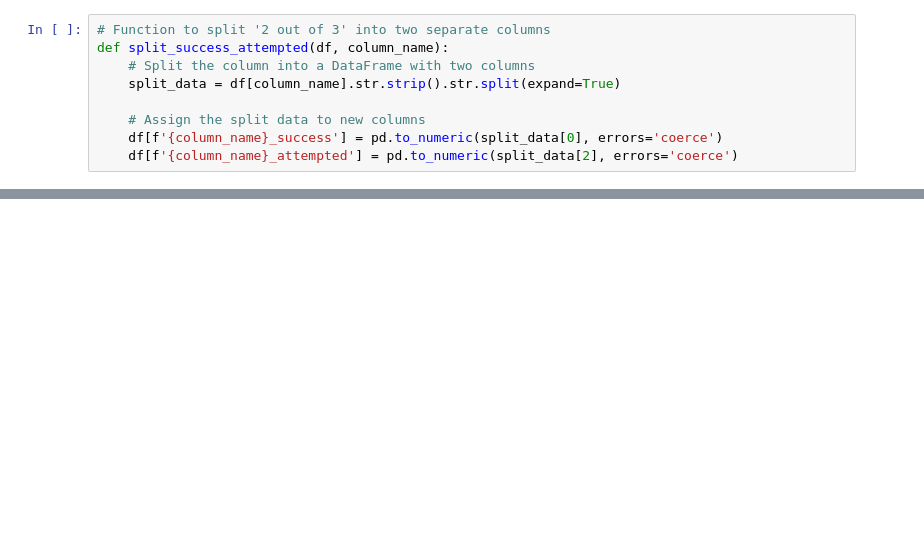
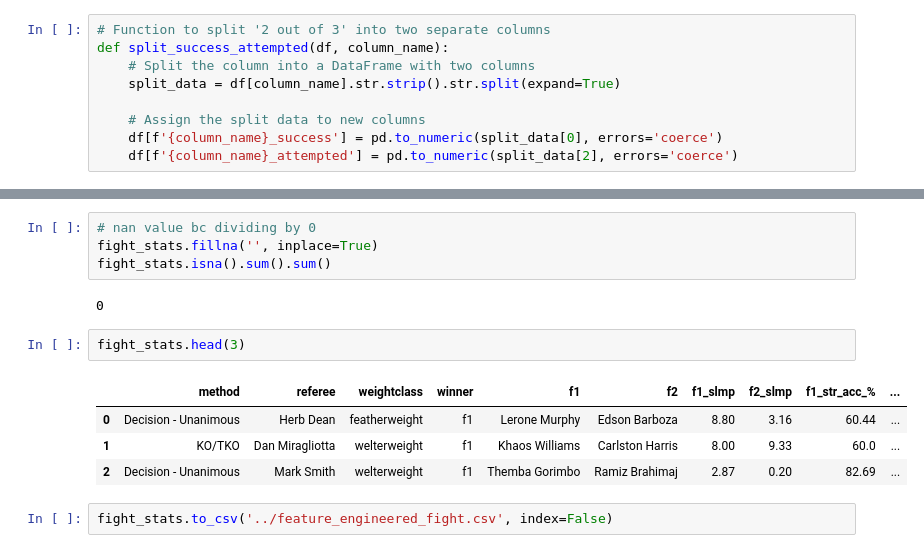
Before and after one commit to jeaend/UFC_Fight_Outcome_Prediction, a Jupyter notebook: 4_predict_winner/1_feature_engineering.ipynb, the cells around one changed output, grey strips where cells are left out. Cells and saved outputs as stored; diff of their text form; blank space fills up the shorter version.

```diff
--- a/4_predict_winner/1_feature_engineering.ipynb
+++ b/4_predict_winner/1_feature_engineering.ipynb
@@ -73,0 +182,15 @@ data = pd.DataFrame({
+# %%
+# nan value bc dividing by 0
+fight_stats.fillna('', inplace=True)
+fight_stats.isna().sum().sum()
+# %% [output]
+0
+# %%
+fight_stats.head(3)
+# %% [output]
+|  | method | referee | weightclass | winner | f1 | f2 | f1_slmp | f2_slmp | f1_str_acc_% | ... |
+| 0 | Decision - Unanimous | Herb Dean | featherweight | f1 | Lerone Murphy | Edson Barboza | 8.80 | 3.16 | 60.44 | ... |
+| 1 | KO/TKO | Dan Miragliotta | welterweight | f1 | Khaos Williams | Carlston Harris | 8.00 | 9.33 | 60.0 | ... |
+| 2 | Decision - Unanimous | Mark Smith | welterweight | f1 | Themba Gorimbo | Ramiz Brahimaj | 2.87 | 0.20 | 82.69 | ... |
+# %%
+fight_stats.to_csv('../feature_engineered_fight.csv', index=False)
```
Also changed, not shown: parts of 15 cells of this notebook, 2 other files.
